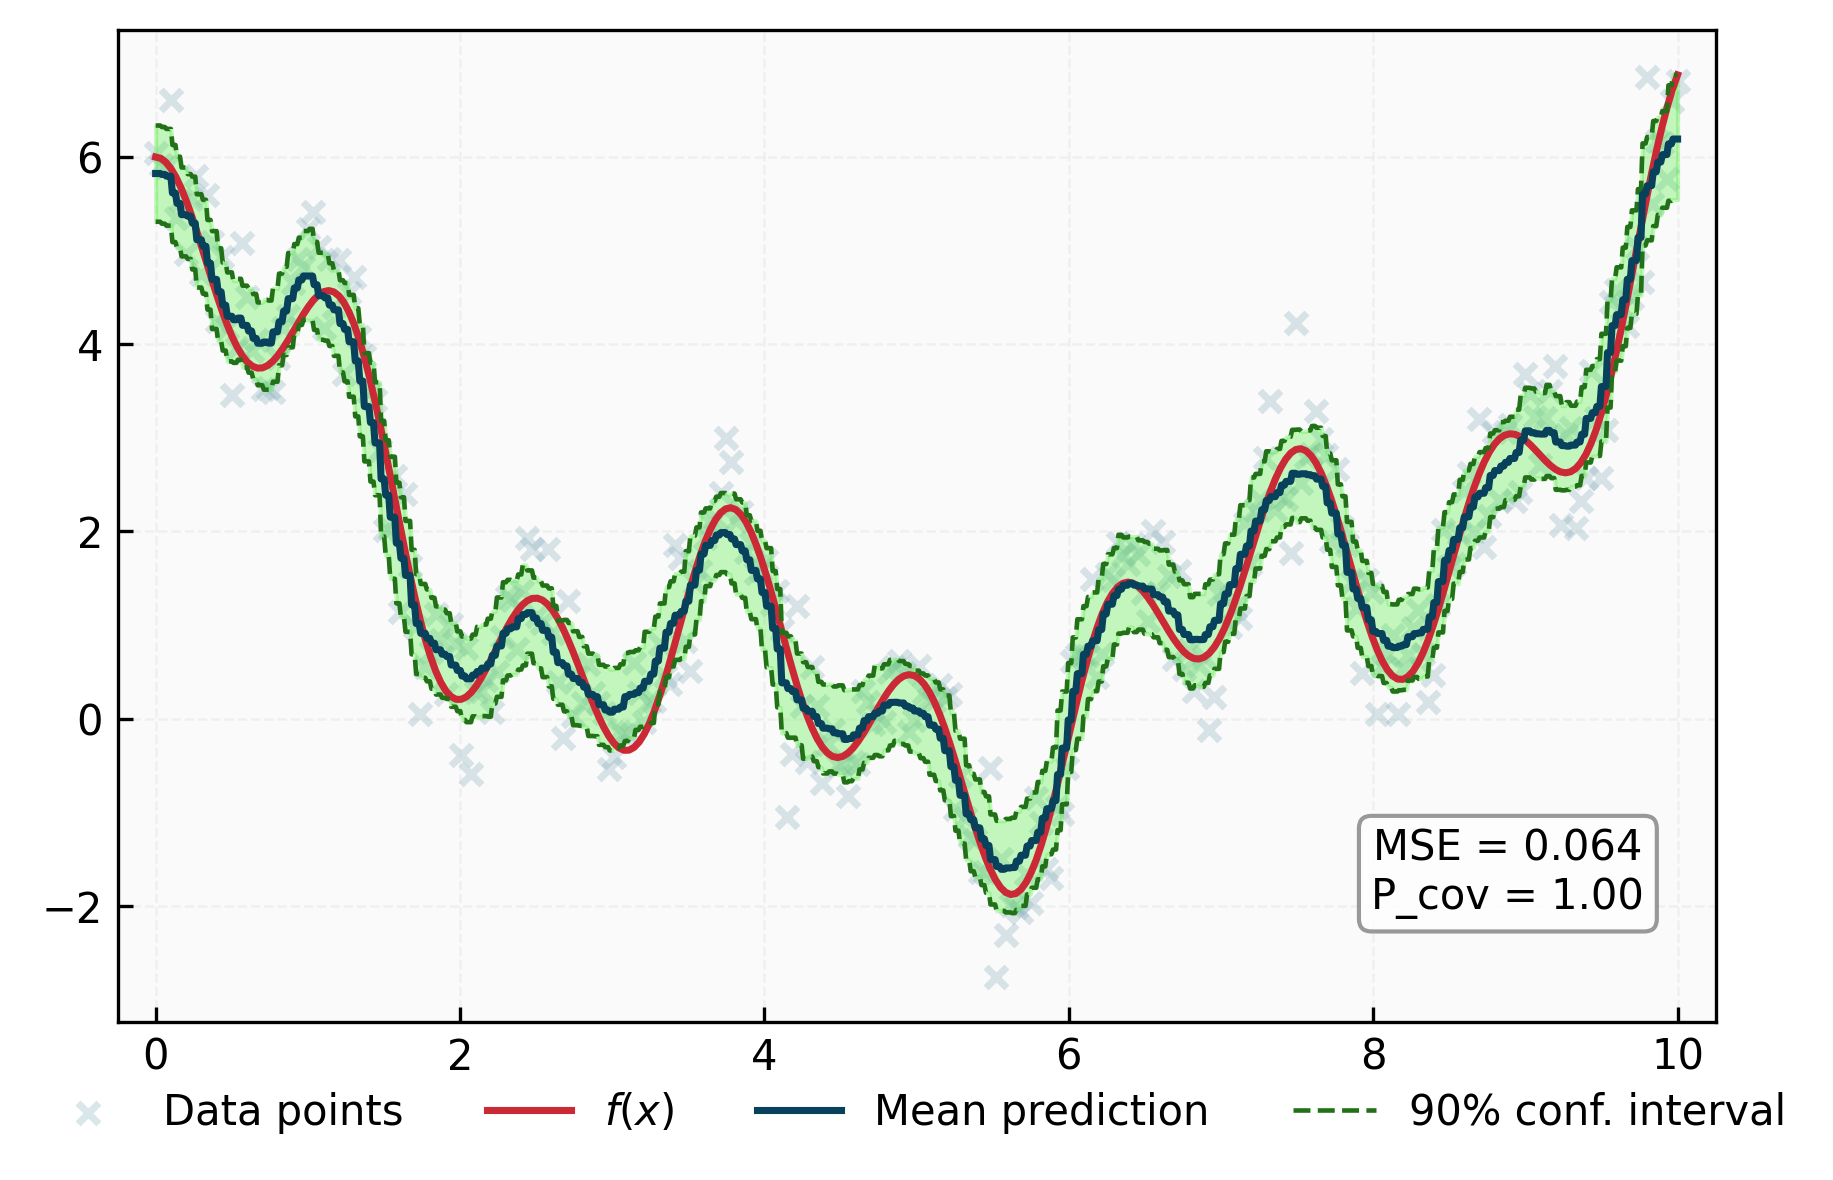
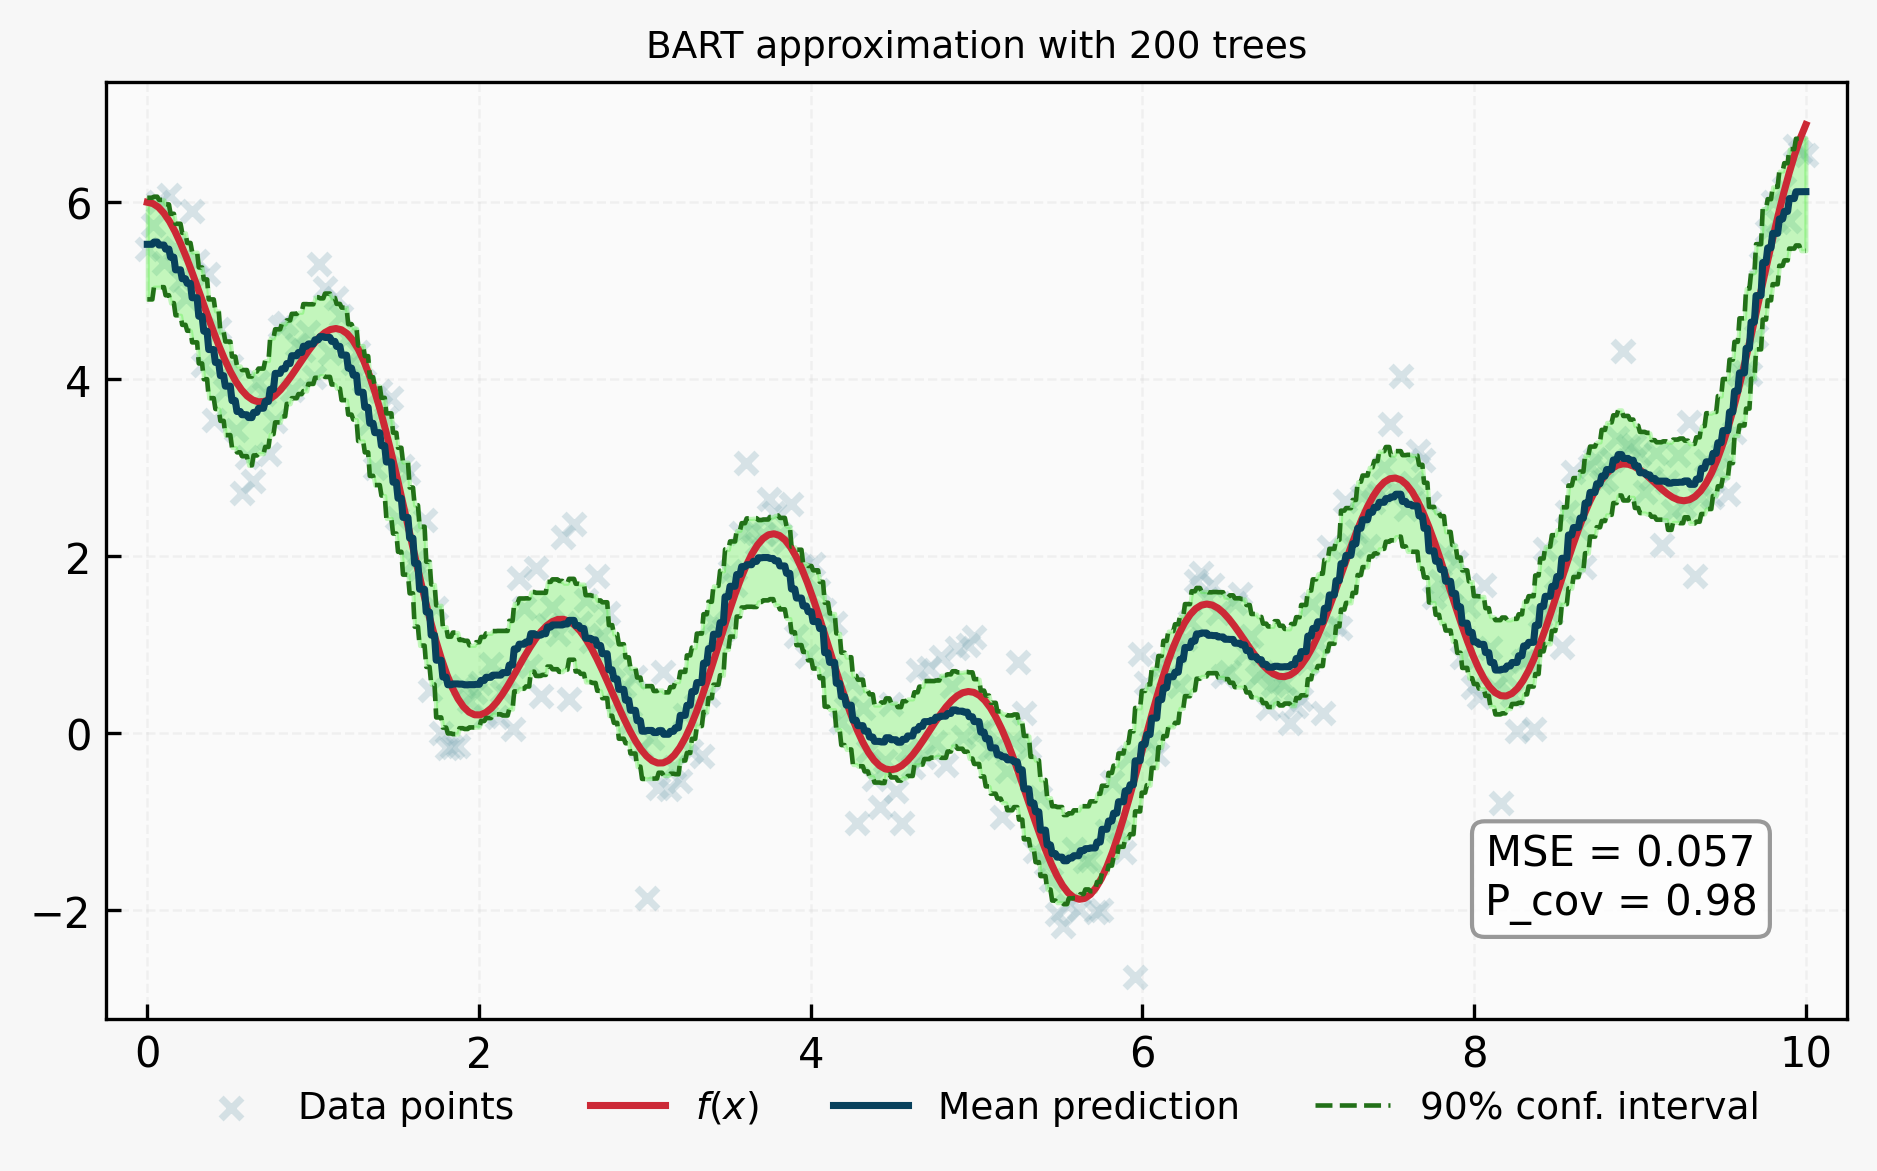
The change to this notebook cell's code, shown as a diff; its figure went from the first image to the second:
--- before
+++ after
@@ -8,5 +8,5 @@
 plt.plot(pred_x, y_bart[2]["conf_int_high"], ls='--', lw=1.1, c=conf_color, zorder=3)
 plt.fill_between(pred_x, y_bart[2]["conf_int_low"], y_bart[2]["conf_int_high"], color=fill_color, alpha=0.3)
-plt.title("", fontsize=9)
+plt.title("BART approximation with 200 trees", fontsize=9)
 plt.text(0.87, 0.15,
          f"MSE = {mse[2]:.3f}\nP_cov = {cov_probs[2]:.2f}",
@@ -16,6 +16,9 @@
          bbox=dict(boxstyle="round", facecolor="white", alpha=0.8, edgecolor="gray"))
 
-plt.legend(loc="lower center", bbox_to_anchor=(0.5, -0.15), ncol=4)
+plt.legend(loc="lower center", bbox_to_anchor=(0.5, -0.15), ncol=4, fontsize=9)
 plt.tight_layout()
-plt.savefig("docs/images/readme_plot_1.png", dpi=300)
+plt.savefig("../docs/images/readme_plot_1.png",
+            dpi=300,
+            bbox_inches="tight",
+            pad_inches=0.05)
 plt.show()

Commit: Add variable selection example notebook